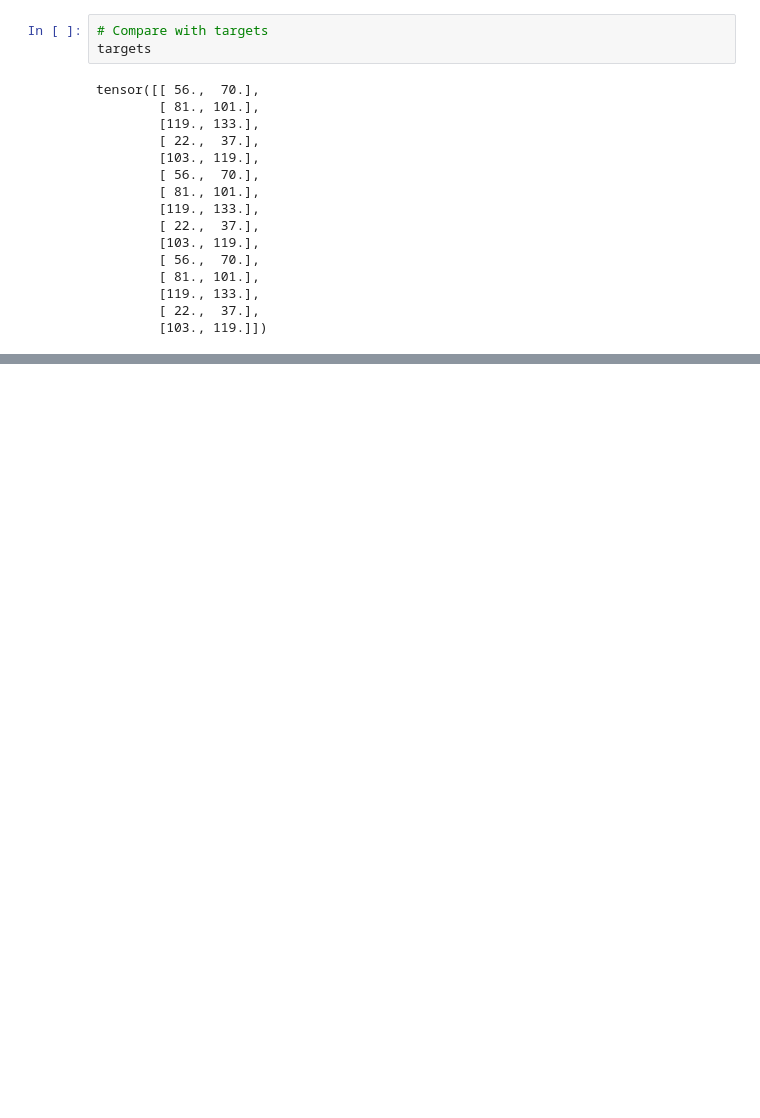
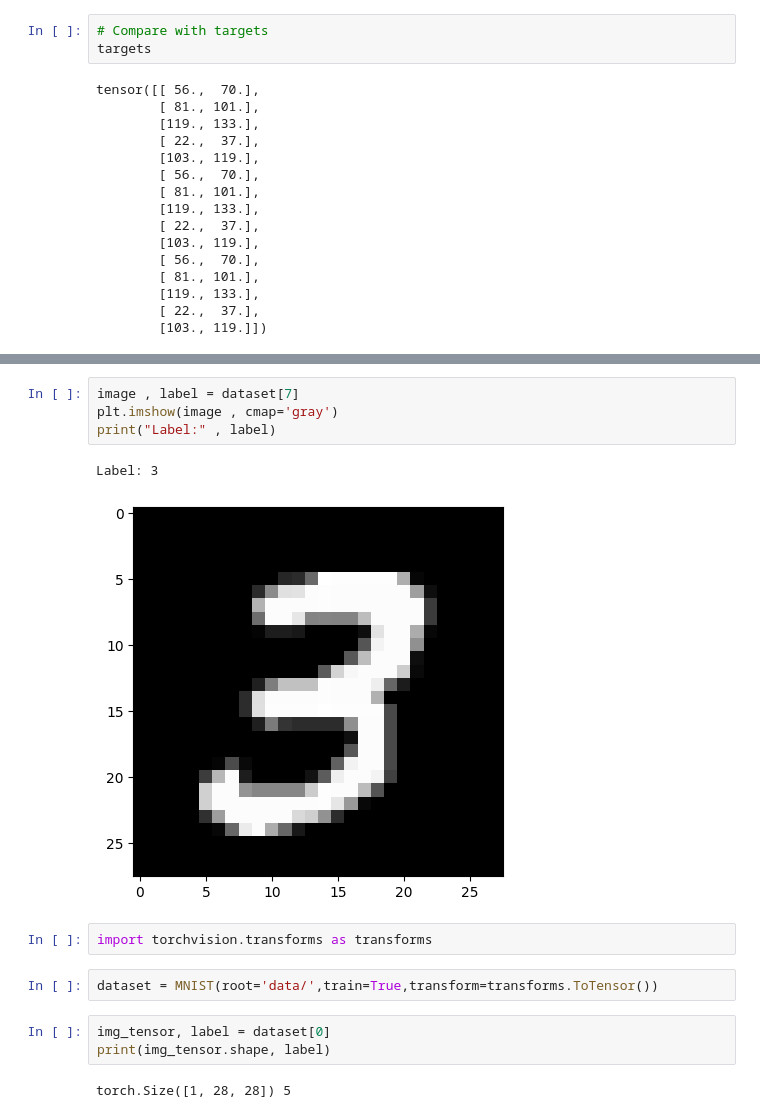
Before and after one commit to PalakAggarwal13/PyTorch-DeepLearning, a Jupyter notebook: PyTorch_DeepLearning.ipynb, the cells around one changed output, grey strips where cells are left out. Saved outputs shown, nothing was run; the diff lists cells and outputs as text; blank space fills up the shorter version.

```diff
--- a/PyTorch_DeepLearning.ipynb
+++ b/PyTorch_DeepLearning.ipynb
@@ -419,0 +451,16 @@ tensor([[ 56.,  70.],
+# %%
+image , label = dataset[7]
+plt.imshow(image , cmap='gray')
+print("Label:" , label)
+# %% [output]
+Label: 3
+[figure, added]
+# %%
+import torchvision.transforms as transforms
+# %%
+dataset = MNIST(root='data/',train=True,transform=transforms.ToTensor())
+# %%
+img_tensor, label = dataset[0]
+print(img_tensor.shape, label)
+# %% [output]
+torch.Size([1, 28, 28]) 5
```
Also changed, not shown: parts of 28 cells of this notebook.
